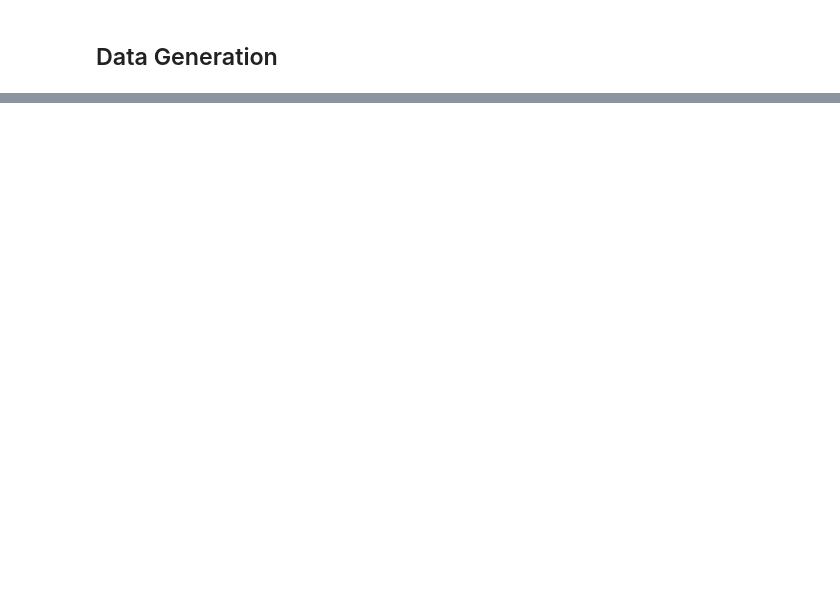
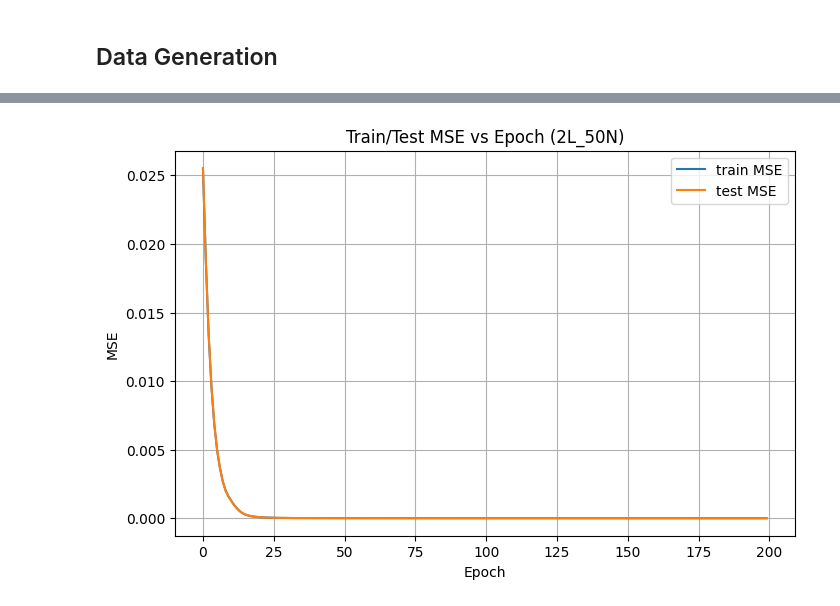
Before and after one commit to JosephOuyang/machine_learning_for_options_pricing_and_implied_volatility, a Jupyter notebook: notebooks/options_pricing_main.ipynb, the cells around one changed output, grey strips where cells are left out. Drawn from its saved outputs; the diff is of its cells as text; code cells hidden in the pictures; blank space fills up the shorter version.

Commit message:
update notebook week 4

```diff
--- a/notebooks/options_pricing_main.ipynb
+++ b/notebooks/options_pricing_main.ipynb
@@ -500,0 +1024,80 @@ I generated a supervised-learning dataset for the Black–Scholes scaled call pr
+# %%
+# =========================
+# CELL 4.5 — Paper-aligned 12-model sweep (Table 6.15 -> Figure 6.16 data)
+# =========================
+layers_list = [2, 3]
+nodes_list  = [50, 100, 150, 200, 250, 500]
+
+results = []
+
+# IMPORTANT: for timing comparability, keep CPU single thread (already set)
+# Also: for paper alignment, fix lr=1e-5, batch=64, epochs=200
+for H in nodes_list:
+    for L in layers_list:  # order: 2-layer then 3-layer for each H (matches paper axis style)
+        label = f"{L} layers {H} nodes"
+        print("\n====", label, "====")
+
+        model = PaperMLP(hidden_layers=L, hidden_units=H)
+
+        tag = f"{L}L_{H}N"  # unique per model, e.g., "2L_50N"
+
+        final_path = os.path.join(run_dir, f"metrics_{tag}.json")
+
+        # If the final metrics file exists, this model already finished; skip it.
+        if os.path.exists(final_path):
+            print(f"✅ Skipping {tag} (already finished): {final_path}")
+            continue
+
+
+        out = train_fixed_epochs(
+            model,
+            train_loader,
+            test_loader,
+            device=device,
+            lr=PAPER_LR,
+            epochs=PAPER_EPOCHS,
+            log_every=50,
+            run_dir=run_dir,             # ✅ save into this Week 4 run folder
+            fig_dir=fig_dir,             # ✅ save curves into this figures folder
+            tag=tag,                     # ✅ makes checkpoint filenames unique per model
+            checkpoint_every=1,          # ✅ safest (writes one rolling checkpoint file)
+            resume=True,                 # ✅ resume if notebook crashes mid-model
+            auto_find_checkpoint=False   # ✅ DO NOT mix with older runs during sweep
+        )
+
+        results.append({
+        "label": label,
+        "layers": L,
+        "nodes": H,
+        "tag": tag,
+        "train_hours": out["train_hours"],
+        "test_mse": out["test_mse_final"],
+        "train_mse": out["train_mse_final"],
+        "train_curve": out["train_curve"],
+        "test_curve": out["test_curve"],
+        })
+
+df = pd.DataFrame(results)
+
+# Save raw results (without huge curves) as json summary
+save_json(run_dir, "paper_sweep_summary", {
+    "lr": PAPER_LR,
+    "batch": PAPER_BATCH,
+    "epochs": PAPER_EPOCHS,
+    "device": str(device),
+    "torch_num_threads": int(torch.get_num_threads()),
+    "rows": [
+        {"label": r["label"], "layers": int(r["layers"]), "nodes": int(r["nodes"]),
+         "train_hours": float(r["train_hours"]), "test_mse": float(r["test_mse"])}
+        for _, r in df.iterrows()
+    ]
+})
+
+# Also save full dataframe as CSV (includes curves? keep it small: drop curves)
+df_small = df.drop(columns=["train_curve", "test_curve"])
+csv_path = os.path.join(run_dir, "week4_paper_mlp_sweep.csv")
+df_small.to_csv(csv_path, index=False)
+print("Saved:", csv_path)
+
+df_small
+# %% [output]
@@ -500,0 +1121 @@ I generated a supervised-learning dataset for the Black–Scholes scaled call pr
+[figure, added]
```
Also changed, not shown: parts of 23 cells of this notebook.
